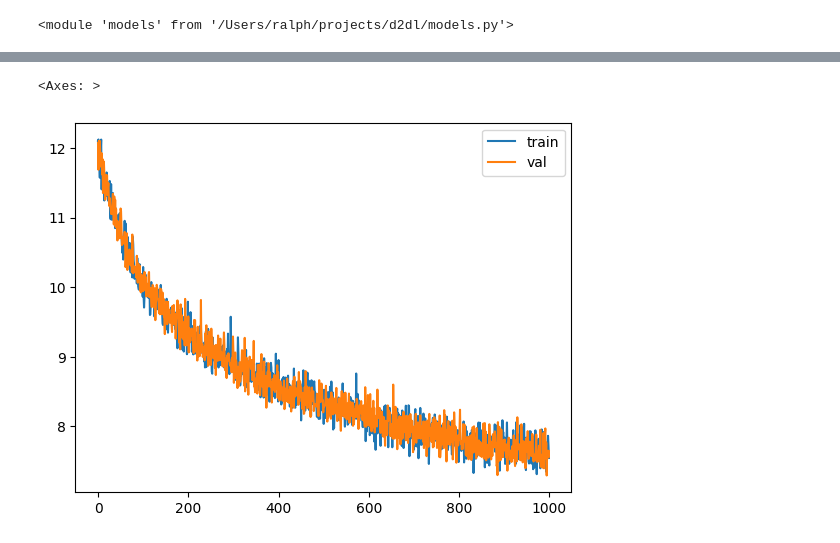
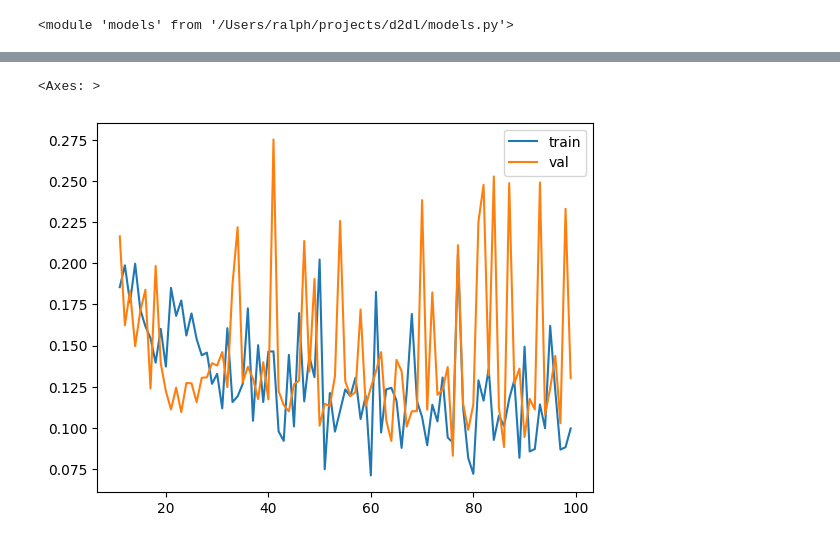
Before and after one commit to ralphrecto/d2dl, a Jupyter notebook: rawtorch.ipynb, the cells around one changed output, grey strips where cells are left out. Drawn from its saved outputs; the diff is of its cells as text; code cells hidden in the pictures.

```diff
--- a/rawtorch.ipynb
+++ b/rawtorch.ipynb
@@ -41,25 +51,41 @@ class RMSLELoss(nn.Module):
 
     def forward(self, pred, actual):
         return torch.sqrt(self.mse(torch.log(pred + 1), torch.log(actual + 1)))
+# %%
+class RMSELoss(nn.Module):
+    def __init__(self):
+        super().__init__()
+        self.mse = nn.MSELoss()
+
+    def forward(self, pred, actual):
+        return torch.sqrt(self.mse(pred, actual))
 # %%
 provider = lambda hyperparams: trainer.Trainer(
-    model=LinearRegression(hidden_dim=hyperparams.model["hidden_dim"], num_outputs=1),
+    model=LinearRegression(
+        output_bias_mean=hyperparams.model["output_bias_mean"],
+        output_bias_stddev=hyperparams.model["output_bias_stddev"],
+        hidden_dim=hyperparams.model["hidden_dim"],
+        num_outputs=1,
+    ),
     dataset=kaggle_housing_dataset,
-    loss=RMSLELoss,
+    # loss=RMSLELoss,
+    loss=RMSELoss,
     opt=torch.optim.SGD,
     hyperparameters=hyperparams
 )
 # %%
 model_trainer = provider(trainer.Hyperparameters(
     opt=dict(
-        lr = 1e-3
+        lr = 3e-2
     ),
     model=dict(
-        hidden_dim = 100
+        output_bias_mean = kaggle_housing_dataset.train.dataframe["SalePrice"].mean(),
+        output_bias_stddev = kaggle_housing_dataset.train.dataframe["SalePrice"].std(),
+        hidden_dim = 300
     ),
     general=dict(
-        num_epochs = 200,
-        batch_size = 6
+        num_epochs = 100,
+        batch_size = 64
     )
 ))
 # %%
@@ -83,8 +127,8 @@ train_result
 # %%
-train_result.plot()
+train_result[1:][10:].plot()
 # %% [output]
 <Axes: >
-[figure, old version]
+[figure, new version]
 # %%
 val_x = torch.stack([
     kaggle_housing_dataset.val[i][0]
```
Also changed, not shown: parts of 14 cells of this notebook, 3 other files.
